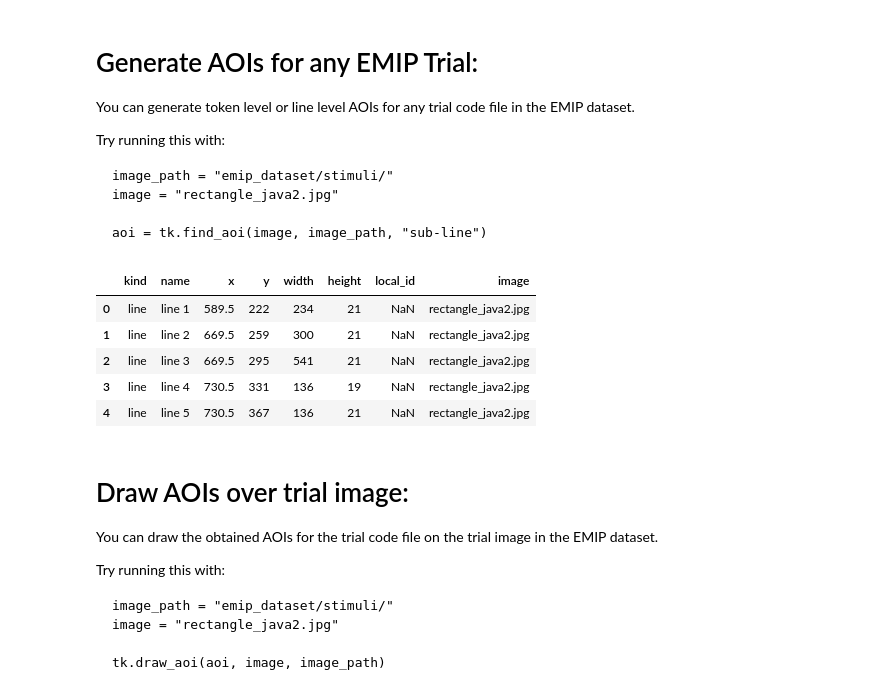
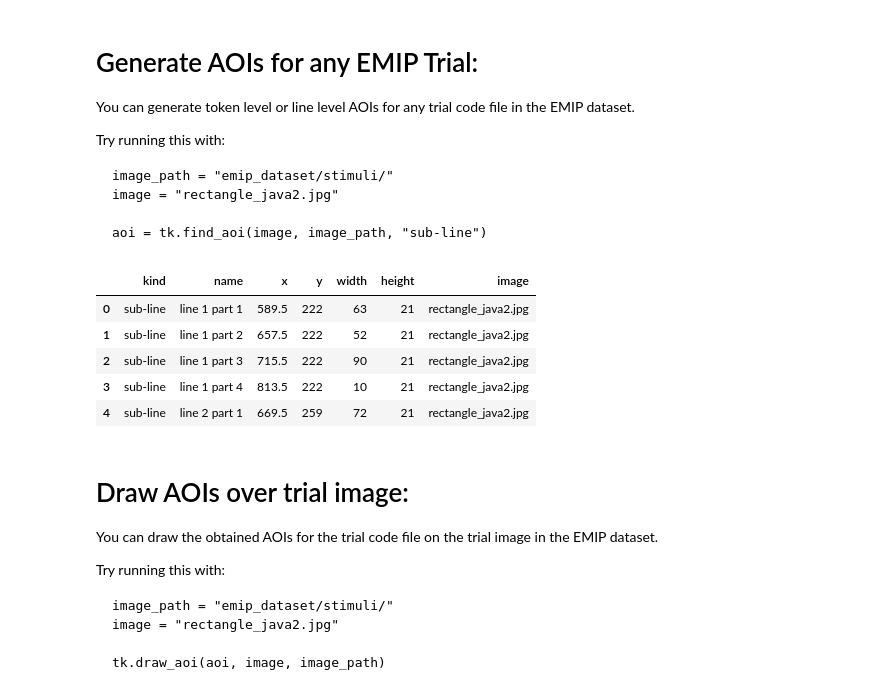
Before and after one commit to nalmadi/EMIP-Toolkit, a Jupyter notebook: EMIP_Toolkit_Examples.ipynb, the cells around one changed output. Cells and saved outputs as stored; diff of their text form; code cells hidden in the pictures.

````diff
--- a/EMIP_Toolkit_Examples.ipynb
+++ b/EMIP_Toolkit_Examples.ipynb
@@ -159,17 +159,17 @@ image = "rectangle_java2.jpg"
 aoi = tk.find_aoi(image, image_path, "sub-line")
 ```
 # %%
-image_path = "emip_dataset/stimuli/"
+image_path = "../emip_dataset/stimuli/"
 image = "rectangle_java2.jpg"
-aoi = tk.find_aoi(image, image_path, level="line")
+aoi = tk.find_aoi(image, image_path, level="sub-line")
 aoi.head()
 # %% [output]
-|  | kind | name | x | y | width | height | local_id | image |
-| 0 | line | line 1 | 589.5 | 222 | 234 | 21 | NaN | rectangle_java2.jpg |
-| 1 | line | line 2 | 669.5 | 259 | 300 | 21 | NaN | rectangle_java2.jpg |
-| 2 | line | line 3 | 669.5 | 295 | 541 | 21 | NaN | rectangle_java2.jpg |
-| 3 | line | line 4 | 730.5 | 331 | 136 | 19 | NaN | rectangle_java2.jpg |
-| 4 | line | line 5 | 730.5 | 367 | 136 | 21 | NaN | rectangle_java2.jpg |
+|  | kind | name | x | y | width | height | image |
+| 0 | sub-line | line 1 part 1 | 589.5 | 222 | 63 | 21 | rectangle_java2.jpg |
+| 1 | sub-line | line 1 part 2 | 657.5 | 222 | 52 | 21 | rectangle_java2.jpg |
+| 2 | sub-line | line 1 part 3 | 715.5 | 222 | 90 | 21 | rectangle_java2.jpg |
+| 3 | sub-line | line 1 part 4 | 813.5 | 222 | 10 | 21 | rectangle_java2.jpg |
+| 4 | sub-line | line 2 part 1 | 669.5 | 259 | 72 | 21 | rectangle_java2.jpg |
 # %% [markdown]
 # Draw AOIs over trial image:
 
````
Also changed, not shown: parts of 12 cells of this notebook.
